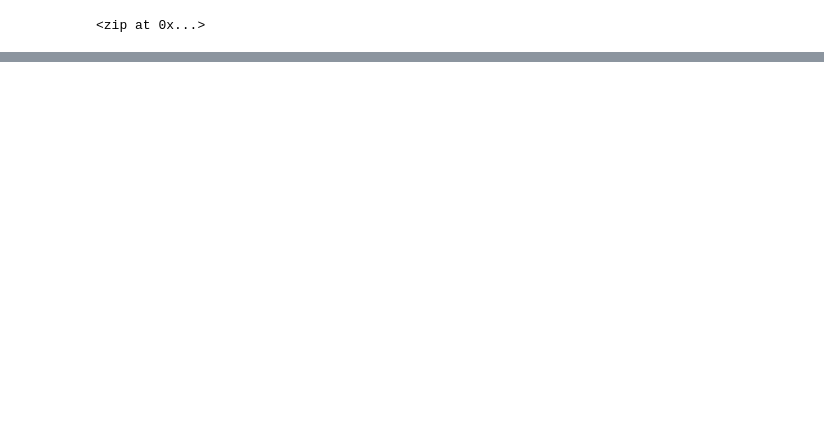
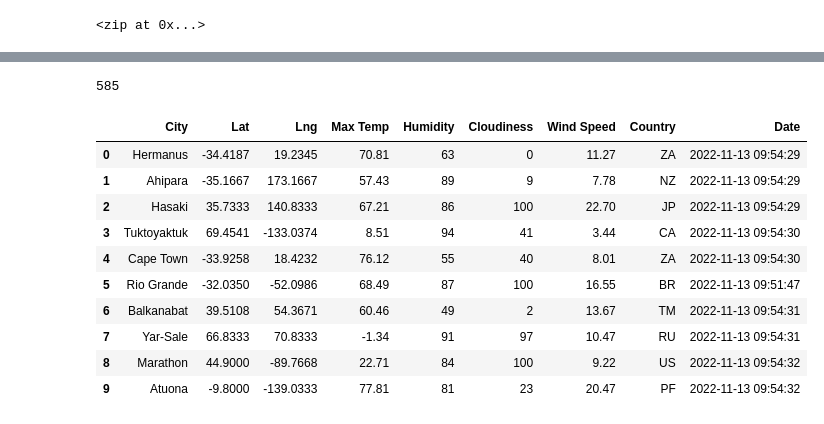
Before and after one commit to andrewykin/World_Weather_Analysis, a Jupyter notebook: WeatherPy.ipynb, the cells around one changed output, grey strips where cells are left out. Drawn from its saved outputs; the diff is of its cells as text; code cells hidden in the pictures; blank space fills up the shorter version.

```diff
--- a/WeatherPy.ipynb
+++ b/WeatherPy.ipynb
@@ -33,0 +125,20 @@ len(cities)
+# %%
+len(city_data)
+# %% [output]
+585
+# %%
+# Convert the array of dictionaries to a Pandas DataFrame.
+city_data_df = pd.DataFrame(city_data)
+city_data_df.head(10)
+# %% [output]
+|  | City | Lat | Lng | Max Temp | Humidity | Cloudiness | Wind Speed | Country | Date |
+| 0 | Hermanus | -34.4187 | 19.2345 | 70.81 | 63 | 0 | 11.27 | ZA | 2022-11-13 09:54:29 |
+| 1 | Ahipara | -35.1667 | 173.1667 | 57.43 | 89 | 9 | 7.78 | NZ | 2022-11-13 09:54:29 |
+| 2 | Hasaki | 35.7333 | 140.8333 | 67.21 | 86 | 100 | 22.70 | JP | 2022-11-13 09:54:29 |
+| 3 | Tuktoyaktuk | 69.4541 | -133.0374 | 8.51 | 94 | 41 | 3.44 | CA | 2022-11-13 09:54:30 |
+| 4 | Cape Town | -33.9258 | 18.4232 | 76.12 | 55 | 40 | 8.01 | ZA | 2022-11-13 09:54:30 |
+| 5 | Rio Grande | -32.0350 | -52.0986 | 68.49 | 87 | 100 | 16.55 | BR | 2022-11-13 09:51:47 |
+| 6 | Balkanabat | 39.5108 | 54.3671 | 60.46 | 49 | 2 | 13.67 | TM | 2022-11-13 09:54:31 |
+| 7 | Yar-Sale | 66.8333 | 70.8333 | -1.34 | 91 | 97 | 10.47 | RU | 2022-11-13 09:54:31 |
+| 8 | Marathon | 44.9000 | -89.7668 | 22.71 | 84 | 100 | 9.22 | US | 2022-11-13 09:54:32 |
+| 9 | Atuona | -9.8000 | -139.0333 | 77.81 | 81 | 23 | 20.47 | PF | 2022-11-13 09:54:32 |
```
Also changed, not shown: parts of 7 cells of this notebook, 3 other files.
